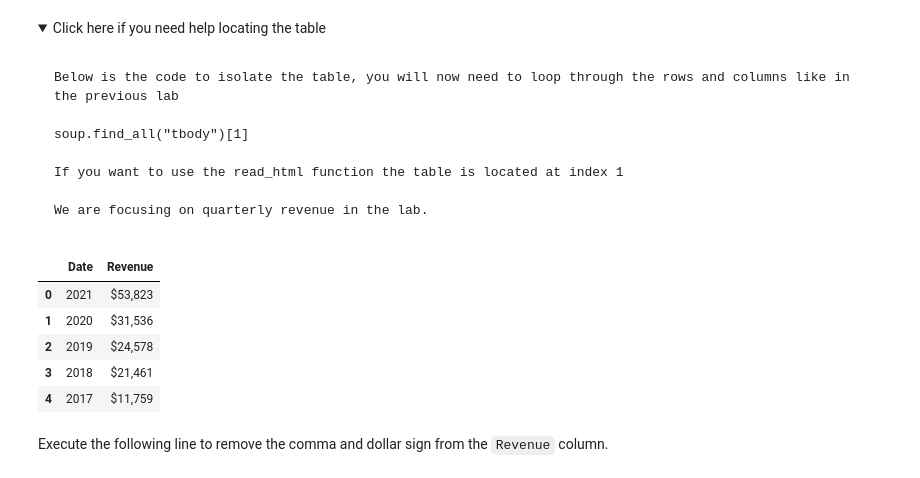
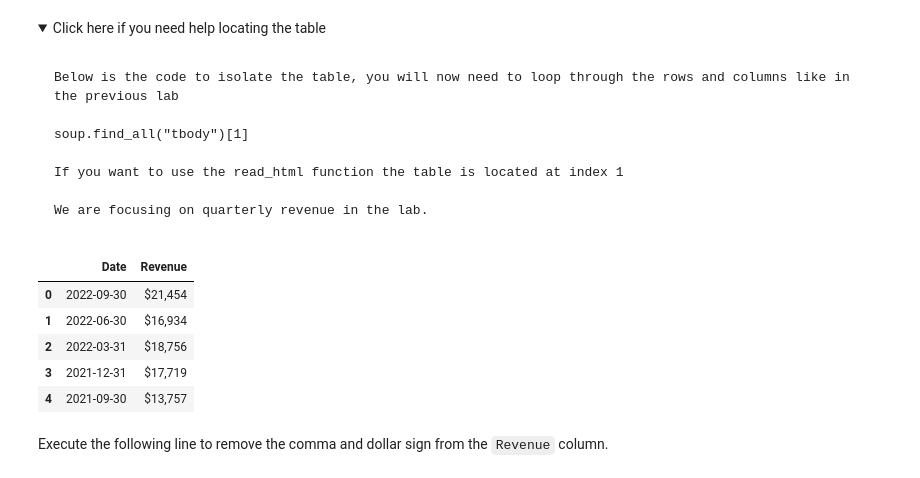
Before and after one commit to is2000/Practice_DS, a Jupyter notebook: Final Assignment.ipynb, the cells around one changed output. Drawn from its saved outputs; the diff is of its cells as text; code cells hidden in the pictures; folded sections open.

```diff
--- a/Final Assignment.ipynb
+++ b/Final Assignment.ipynb
@@ -162,21 +162,21 @@ We are focusing on quarterly revenue in the lab.
 </details>
 # %%
 tesla_revenue = pd.DataFrame(columns=["Date", "Revenue"])
-for row in soup.find("tbody").find_all('tr'):
+for row in soup.find_all("tbody")[1].find_all('tr'):
     col = row.find_all("td")
     date = col[0].text
     revenue = col[1].text
 
     tesla_revenue = pd.concat([tesla_revenue,pd.DataFrame({"Date":[date], "Revenue":[revenue]})], ignore_index=True)
 
 tesla_revenue.head()
 # %% [output]
 |  | Date | Revenue |
-| 0 | 2021 | $53,823 |
-| 1 | 2020 | $31,536 |
-| 2 | 2019 | $24,578 |
-| 3 | 2018 | $21,461 |
-| 4 | 2017 | $11,759 |
+| 0 | 2022-09-30 | $21,454 |
+| 1 | 2022-06-30 | $16,934 |
+| 2 | 2022-03-31 | $18,756 |
+| 3 | 2021-12-31 | $17,719 |
+| 4 | 2021-09-30 | $13,757 |
 # %% [markdown]
 Execute the following line to remove the comma and dollar sign from the `Revenue` column.
 # %%
```
Also changed, not shown: parts of 11 cells of this notebook.
